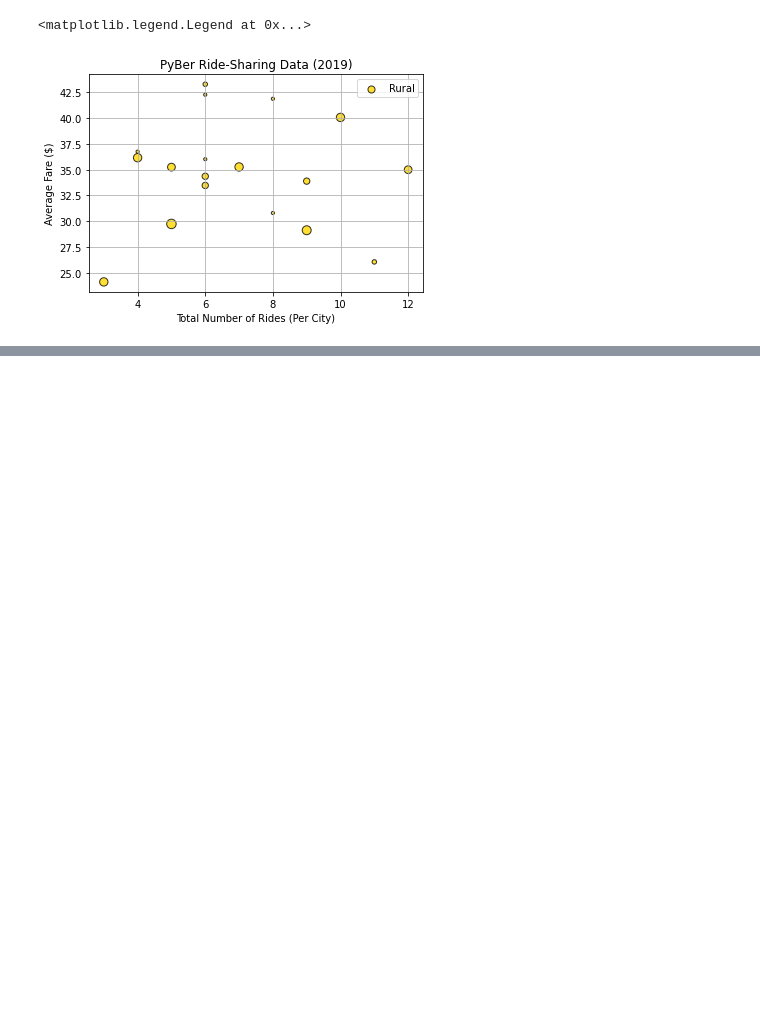
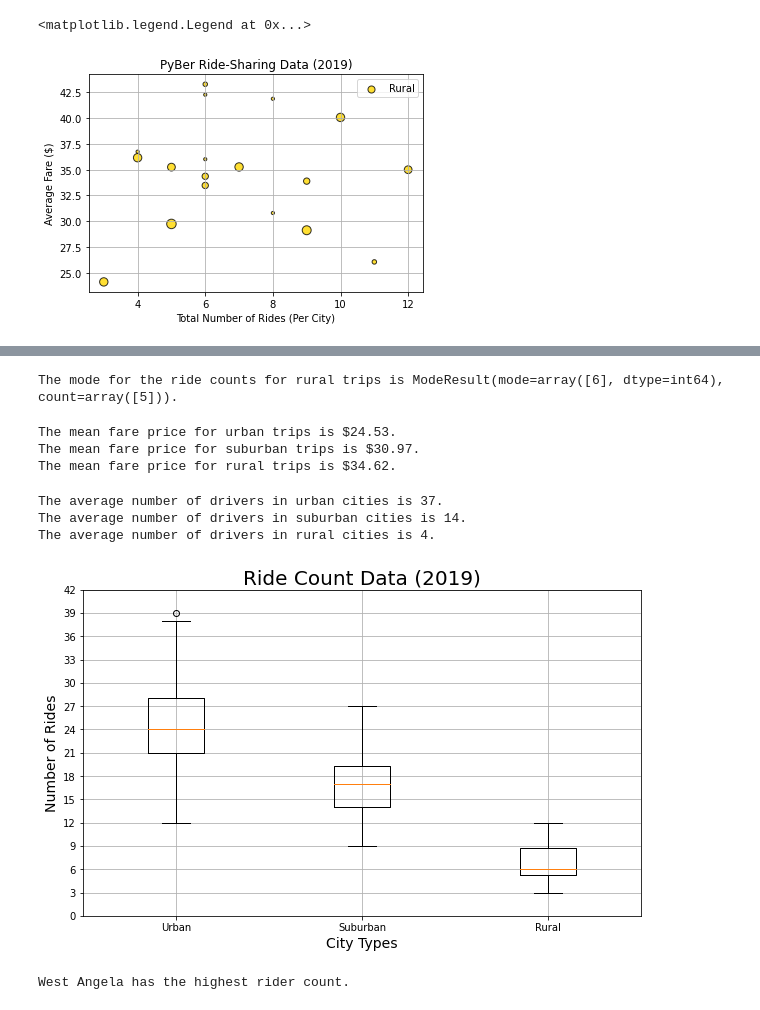
Before and after one commit to vedikanigam/PyBer_Analysis, a Jupyter notebook: PyBer.ipynb, the cells around one changed output, grey strips where cells are left out. Cells and saved outputs as stored; diff of their text form; code cells hidden in the pictures; blank space fills up the shorter version.

Commit message:
Updated PyBer.ipynb and Analysis images

```diff
--- a/PyBer.ipynb
+++ b/PyBer.ipynb
@@ -187,0 +251,5 @@ OSError: [Errno 22] Invalid argument: 'analysis/Fig1.png'
+# %%
+rural_rides_mode = sts.mode(rural_rides)
+print(f"The mode for the ride counts for rural trips is {rural_rides_mode}.")
+# %% [output]
+The mode for the ride counts for rural trips is ModeResult(mode=array([6], dtype=int64), count=array([5])).
@@ -187,0 +261,12 @@ OSError: [Errno 22] Invalid argument: 'analysis/Fig1.png'
+# %%
+# Calculate the measures of central tendency for the average fare for the urban cities.
+urban_fares_mean = np.mean(urban_fares)
+print(f"The mean fare price for urban trips is ${urban_fares_mean:.2f}.")
+suburban_fares_mean = np.mean(suburban_fares)
+print(f"The mean fare price for suburban trips is ${suburban_fares_mean:.2f}.")
+rural_fares_mean = np.mean(rural_fares)
+print(f"The mean fare price for rural trips is ${rural_fares_mean:.2f}.")
+# %% [output]
+The mean fare price for urban trips is $24.53.
+The mean fare price for suburban trips is $30.97.
+The mean fare price for rural trips is $34.62.
@@ -187,0 +278,36 @@ OSError: [Errno 22] Invalid argument: 'analysis/Fig1.png'
+# %%
+# Calculate the measures of central tendency for the driver count for the urban cities.
+urban_drivers_mean = np.mean(urban_drivers)
+print(f"The average number of drivers in urban cities is {urban_drivers_mean:.0f}.")
+suburban_drivers_mean = np.mean(suburban_drivers)
+print(f"The average number of drivers in suburban cities is {suburban_drivers_mean:.0f}.")
+rural_drivers_mean = np.mean(rural_drivers)
+print(f"The average number of drivers in rural cities is {rural_drivers_mean:.0f}.")
+# %% [output]
+The average number of drivers in urban cities is 37.
+The average number of drivers in suburban cities is 14.
+The average number of drivers in rural cities is 4.
+# %%
+# Create a box-and-whisker plot for the urban cities ride count.
+x_labels = ["Urban","Suburban","Rural"]
+rides_data=[urban_rides,suburban_rides,rural_rides]
+fig,ax = plt.subplots(figsize=(10,6))
+ax.boxplot(rides_data, labels=x_labels)
+
+# Add the title, y-axis label and grid.
+ax.set_title('Ride Count Data (2019)',fontsize=20)
+ax.set_ylabel('Number of Rides',fontsize=14)
+ax.set_xlabel('City Types',fontsize=14)
+ax.set_yticks(np.arange(0,45,step=3.0))
+ax.grid()
+#Save the figure.
+plt.savefig('analysis/Fig2.png')
+plt.show()
+# %% [output]
+[figure, added]
+# %%
+# Get the city that matches 39.
+urban_city_outlier = urban_rides[urban_rides==39].index[0]
+print(f"{urban_city_outlier} has the highest rider count.")
+# %% [output]
+West Angela has the highest rider count.
```
Also changed, not shown: parts of 17 cells of this notebook, 3 other files.
